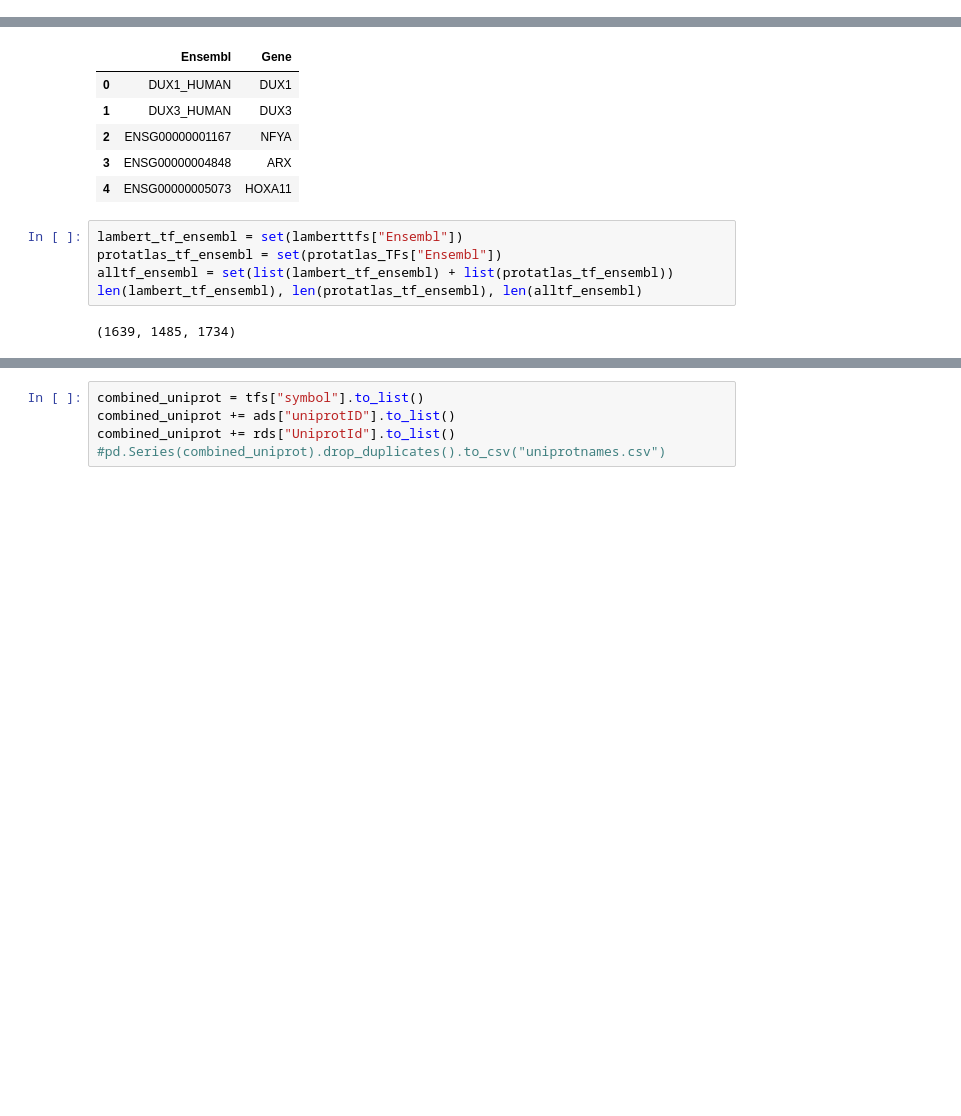
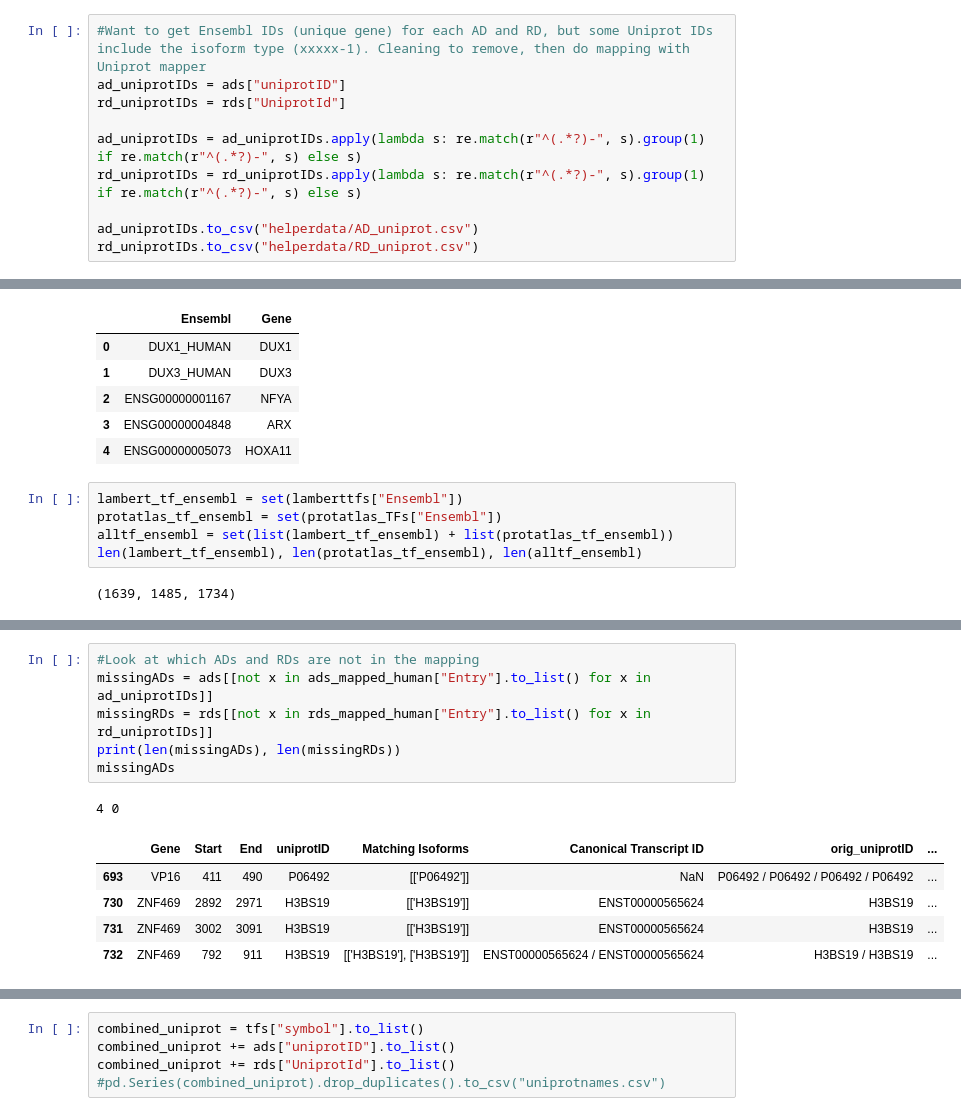
Before and after one commit to kinseylong/StallerRotation, a Jupyter notebook: TF_list/TF_AD_RD.ipynb, the cells around one changed output, grey strips where cells are left out. Drawn from its saved outputs; the diff is of its cells as text; blank space fills up the shorter version.

```diff
--- a/TF_list/TF_AD_RD.ipynb
+++ b/TF_list/TF_AD_RD.ipynb
@@ -38,6 +39,16 @@ rds.head()
 | 2 | A0A0A0MRP6 | [(11, 140), (561, 650), (881, 960)] |
 | 3 | A0A0B4J2G0 | [(2, 81), (352, 431), (612, 731)] |
 | 4 | A0A0C4DFL8 | [(581, 700), (831, 910), (931, 10... |
+# %%
+#Want to get Ensembl IDs (unique gene) for each AD and RD, but some Uniprot IDs include the isoform type (xxxxx-1). Cleaning to remove, then do mapping with Uniprot mapper
+ad_uniprotIDs = ads["uniprotID"]
+rd_uniprotIDs = rds["UniprotId"]
+
+ad_uniprotIDs = ad_uniprotIDs.apply(lambda s: re.match(r"^(.*?)-", s).group(1) if re.match(r"^(.*?)-", s) else s)
+rd_uniprotIDs = rd_uniprotIDs.apply(lambda s: re.match(r"^(.*?)-", s).group(1) if re.match(r"^(.*?)-", s) else s)
+
+ad_uniprotIDs.to_csv("helperdata/AD_uniprot.csv")
+rd_uniprotIDs.to_csv("helperdata/RD_uniprot.csv")
 # %% [markdown]
 Combining all TFs
 # %%
@@ -80,0 +115,13 @@ len(tfs["EnsemblId"].unique()), len(ads["Gene"].unique()), len(rds["UniprotId"].
+# %%
+#Look at which ADs and RDs are not in the mapping
+missingADs = ads[[not x in ads_mapped_human["Entry"].to_list() for x in ad_uniprotIDs]]
+missingRDs = rds[[not x in rds_mapped_human["Entry"].to_list() for x in rd_uniprotIDs]]
+print(len(missingADs), len(missingRDs))
+missingADs
+# %% [output]
+4 0
+|  | Gene | Start | End | uniprotID | Matching Isoforms | Canonical Transcript ID | orig_uniprotID | ... |
+| 693 | VP16 | 411 | 490 | P06492 | [['P06492']] | NaN | P06492 / P06492 / P06492 / P06492 | ... |
+| 730 | ZNF469 | 2892 | 2971 | H3BS19 | [['H3BS19']] | ENST00000565624 | H3BS19 | ... |
+| 731 | ZNF469 | 3002 | 3091 | H3BS19 | [['H3BS19']] | ENST00000565624 | H3BS19 | ... |
+| 732 | ZNF469 | 792 | 911 | H3BS19 | [['H3BS19'], ['H3BS19']] | ENST00000565624 / ENST00000565624 | H3BS19 / H3BS19 | ... |
```
Also changed, not shown: parts of 11 cells of this notebook, 10 other files.
